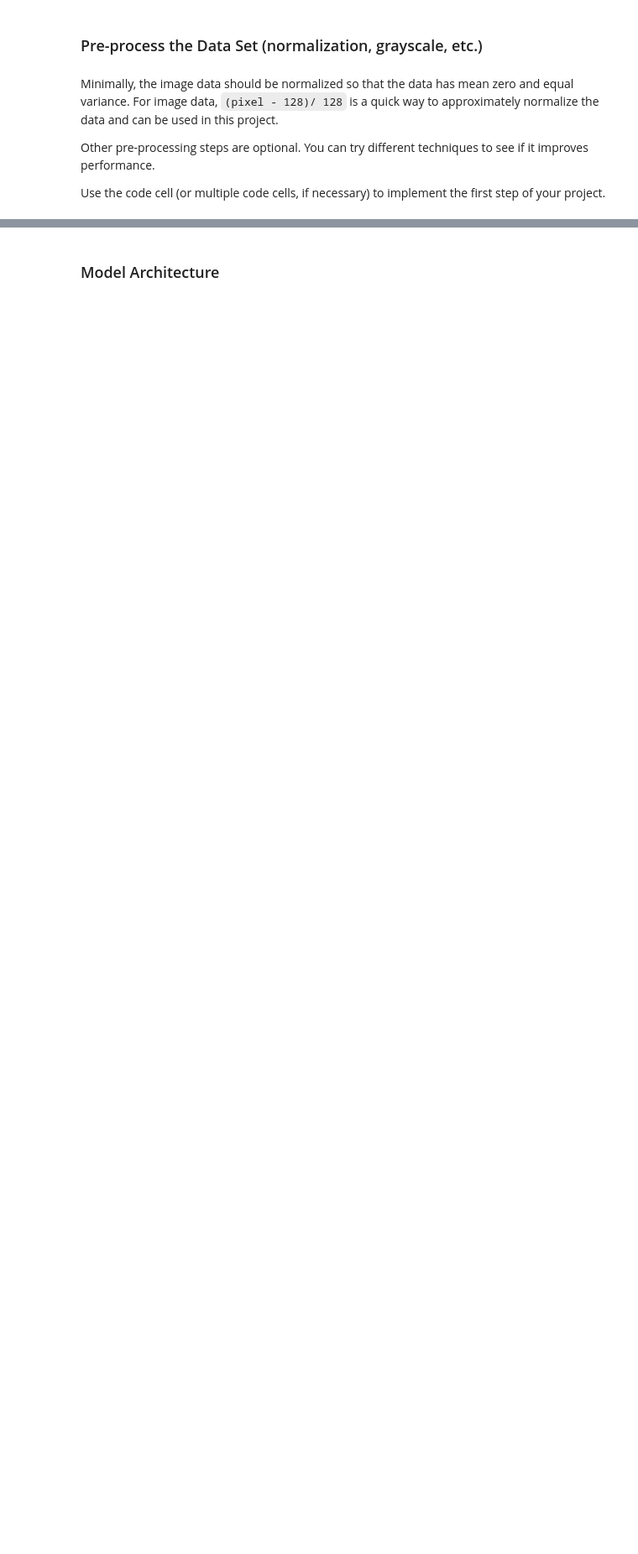
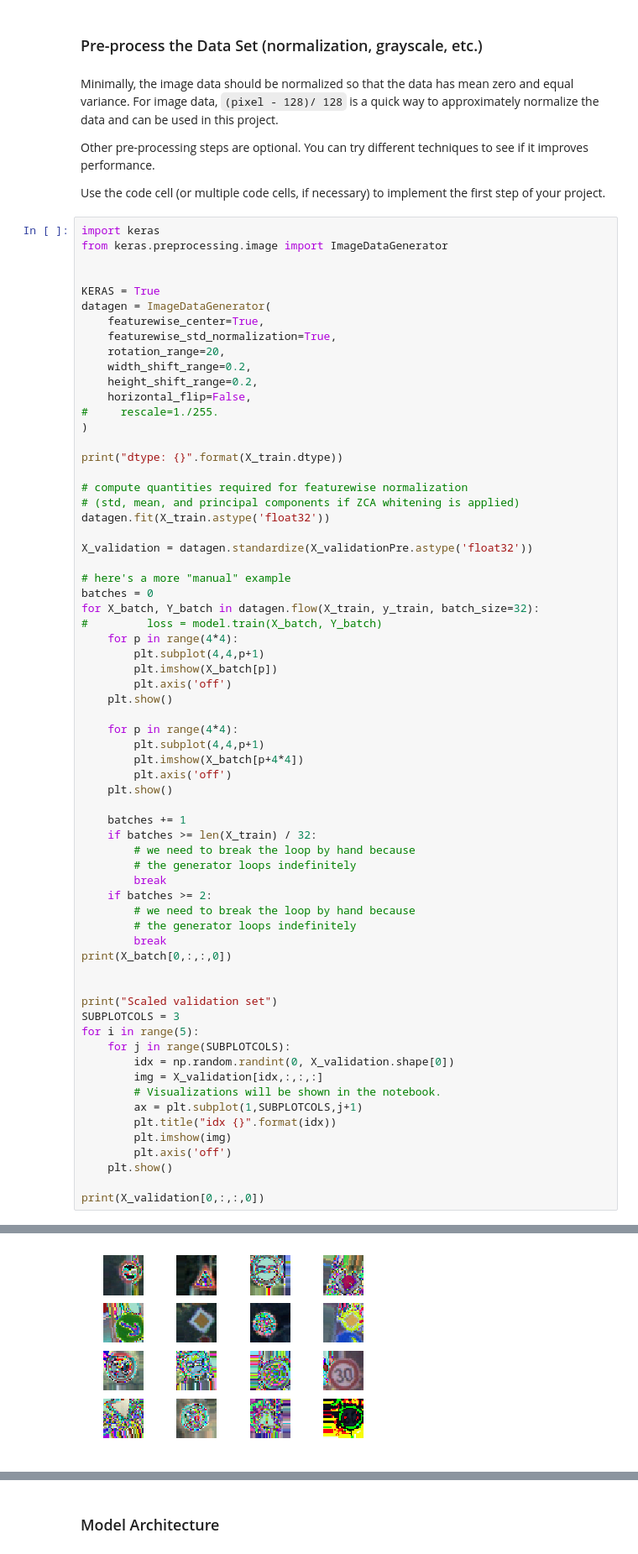
Before and after one commit to speedyseal/CarND-Traffic-Sign-Classifier-Project, a Jupyter notebook: Traffic_Sign_Classifier.ipynb, the cells around one changed output, grey strips where cells are left out. Shown at 84% size. Cells and saved outputs as stored; diff of their text form; blank space fills up the shorter version.

Commit message:
Normalization

```diff
--- a/Traffic_Sign_Classifier.ipynb
+++ b/Traffic_Sign_Classifier.ipynb
@@ -234,3 +242,70 @@ Minimally, the image data should be normalized so that the data has mean zero an
 Other pre-processing steps are optional. You can try different techniques to see if it improves performance.
 
 Use the code cell (or multiple code cells, if necessary) to implement the first step of your project.
+# %%
+import keras
+from keras.preprocessing.image import ImageDataGenerator
+
+
+KERAS = True
+datagen = ImageDataGenerator(
+    featurewise_center=True,
+    featurewise_std_normalization=True,
+    rotation_range=20,
+    width_shift_range=0.2,
+    height_shift_range=0.2,
+    horizontal_flip=False,
+#     rescale=1./255.
+)
+
+print("dtype: {}".format(X_train.dtype))
+
+# compute quantities required for featurewise normalization
+# (std, mean, and principal components if ZCA whitening is applied)
+datagen.fit(X_train.astype('float32'))
+
+X_validation = datagen.standardize(X_validationPre.astype('float32'))
+
+# here's a more "manual" example
+batches = 0
+for X_batch, Y_batch in datagen.flow(X_train, y_train, batch_size=32):
+#         loss = model.train(X_batch, Y_batch)
+    for p in range(4*4):
+        plt.subplot(4,4,p+1)
+        plt.imshow(X_batch[p])
+        plt.axis('off')
+    plt.show()
+
+    for p in range(4*4):
+        plt.subplot(4,4,p+1)
+        plt.imshow(X_batch[p+4*4])
+        plt.axis('off')
+    plt.show()
+
+    batches += 1
+    if batches >= len(X_train) / 32:
+        # we need to break the loop by hand because
+        # the generator loops indefinitely
+        break
+    if batches >= 2:
+        # we need to break the loop by hand because
+        # the generator loops indefinitely
+        break
+print(X_batch[0,:,:,0])
+
+
+print("Scaled validation set")
+SUBPLOTCOLS = 3
+for i in range(5):
+    for j in range(SUBPLOTCOLS):
+        idx = np.random.randint(0, X_validation.shape[0])
+        img = X_validation[idx,:,:,:]
+        # Visualizations will be shown in the notebook.
+        ax = plt.subplot(1,SUBPLOTCOLS,j+1)
+        plt.title("idx {}".format(idx))
+        plt.imshow(img)
+        plt.axis('off')
+    plt.show()
+
+print(X_validation[0,:,:,0])
+# %% [output]
@@ -236,0 +313 @@ Use the code cell (or multiple code cells, if necessary) to implement the first
+[figure, added]
```
Also changed, not shown: parts of 15 cells of this notebook, 3 other files.
